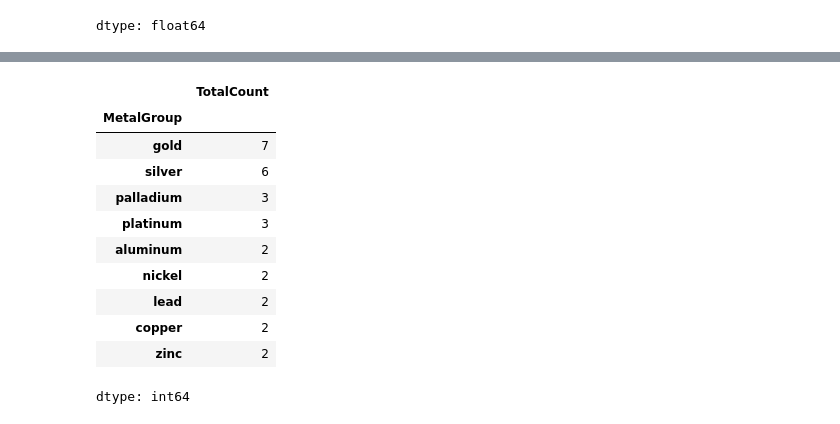
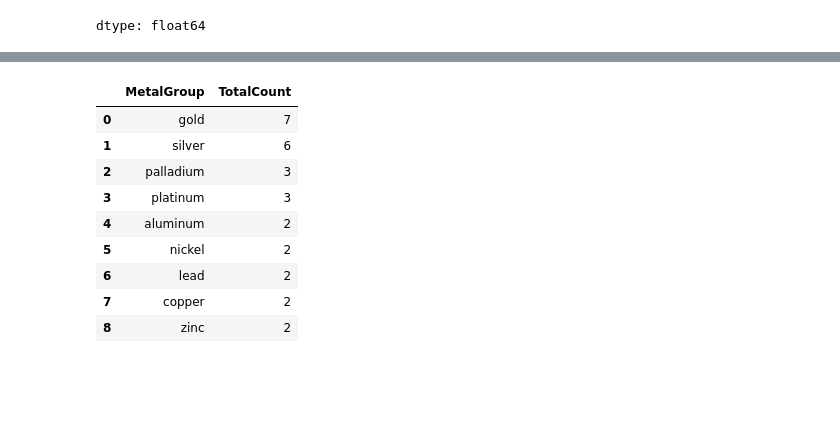
Before and after one commit to Otto-C/Otto-C.github.io, a Jupyter notebook: 01_Bullion_API_Extraction.ipynb, the cells around one changed output, grey strips where cells are left out. Drawn from its saved outputs; the diff is of its cells as text; code cells hidden in the pictures; blank space fills up the shorter version.

```diff
--- a/01_Bullion_API_Extraction.ipynb
+++ b/01_Bullion_API_Extraction.ipynb
@@ -1567,20 +1608,19 @@ dtype: float64
 # %%
 # SELECT MetalGroup, COUNT(*)
 # FROM df
 # GROUP BY MetalGroup;
 
 #df.groupby("MetalGroup").size().rename("TotalCount").sort_values("TotalCount", ascending = False)
-df.groupby("MetalGroup").size().rename("TotalCount").sort_values(ascending=False)
+#df.groupby("MetalGroup").size().rename("TotalCount").sort_values(ascending=False)
+df.groupby("MetalGroup").size().sort_values(ascending = False).reset_index(name="TotalCount")
 # %% [output]
-|  | TotalCount |
-| MetalGroup |  |
-| gold | 7 |
-| silver | 6 |
-| palladium | 3 |
-| platinum | 3 |
-| aluminum | 2 |
-| nickel | 2 |
-| lead | 2 |
-| copper | 2 |
-| zinc | 2 |
+|  | MetalGroup | TotalCount |
+| 0 | gold | 7 |
+| 1 | silver | 6 |
+| 2 | palladium | 3 |
+| 3 | platinum | 3 |
+| 4 | aluminum | 2 |
+| 5 | nickel | 2 |
+| 6 | lead | 2 |
+| 7 | copper | 2 |
+| 8 | zinc | 2 |
-dtype: int64
```
Also changed, not shown: parts of 8 cells of this notebook.
